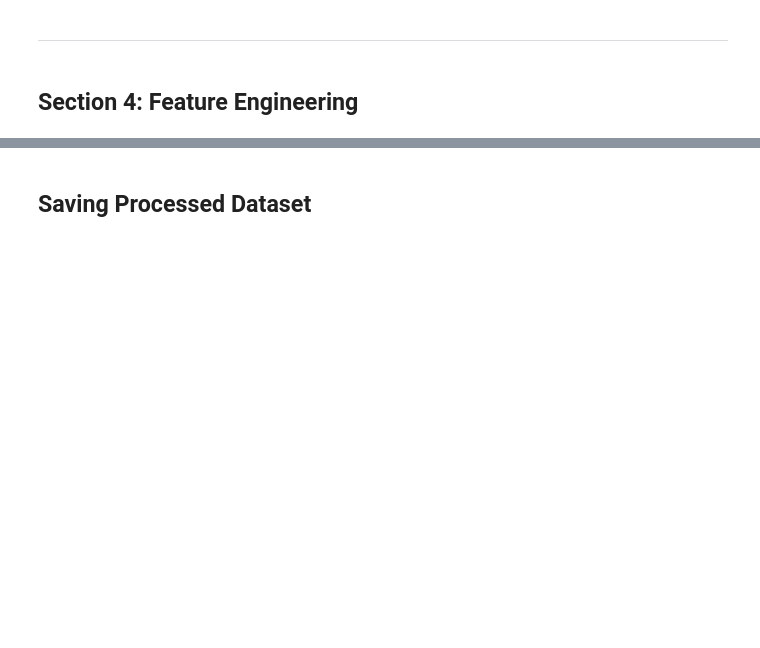
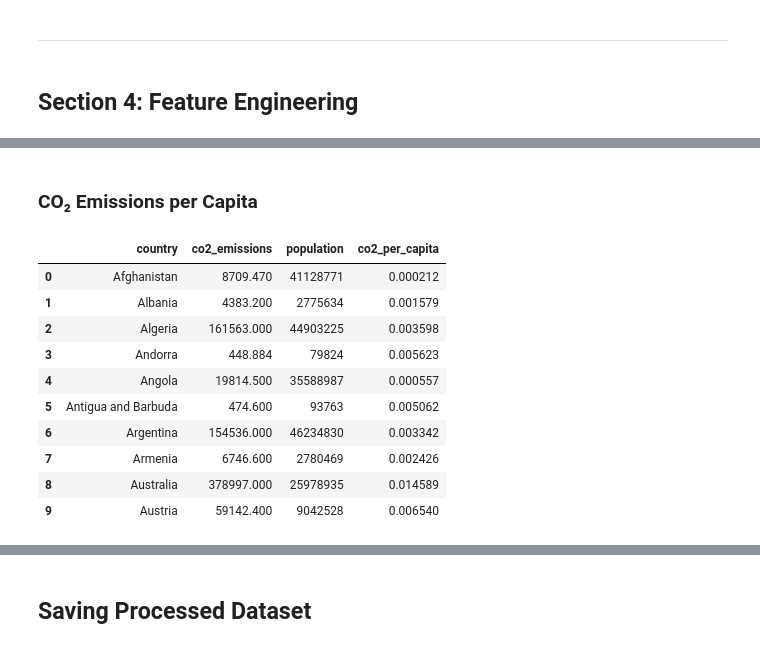
Before and after one commit to Pratham-bit800/countries-eda-project, a Jupyter notebook: notebooks/01_global_countries_eda.ipynb, the cells around one changed output, grey strips where cells are left out. Drawn from its saved outputs; the diff is of its cells as text; code cells hidden in the pictures; blank space fills up the shorter version.

```diff
--- a/notebooks/01_global_countries_eda.ipynb
+++ b/notebooks/01_global_countries_eda.ipynb
@@ -199,0 +232,17 @@ df[["country", "population_density"]]
+# %% [markdown]
+### CO₂ Emissions per Capita
+# %%
+df["co2_per_capita"] = df["co2_emissions"] / df["population"]
+df[["country", "co2_emissions", "population", "co2_per_capita"]].head(10)
+# %% [output]
+|  | country | co2_emissions | population | co2_per_capita |
+| 0 | Afghanistan | 8709.470 | 41128771 | 0.000212 |
+| 1 | Albania | 4383.200 | 2775634 | 0.001579 |
+| 2 | Algeria | 161563.000 | 44903225 | 0.003598 |
+| 3 | Andorra | 448.884 | 79824 | 0.005623 |
+| 4 | Angola | 19814.500 | 35588987 | 0.000557 |
+| 5 | Antigua and Barbuda | 474.600 | 93763 | 0.005062 |
+| 6 | Argentina | 154536.000 | 46234830 | 0.003342 |
+| 7 | Armenia | 6746.600 | 2780469 | 0.002426 |
+| 8 | Australia | 378997.000 | 25978935 | 0.014589 |
+| 9 | Austria | 59142.400 | 9042528 | 0.006540 |
```
Also changed, not shown: parts of 11 cells of this notebook, 2 other files.
